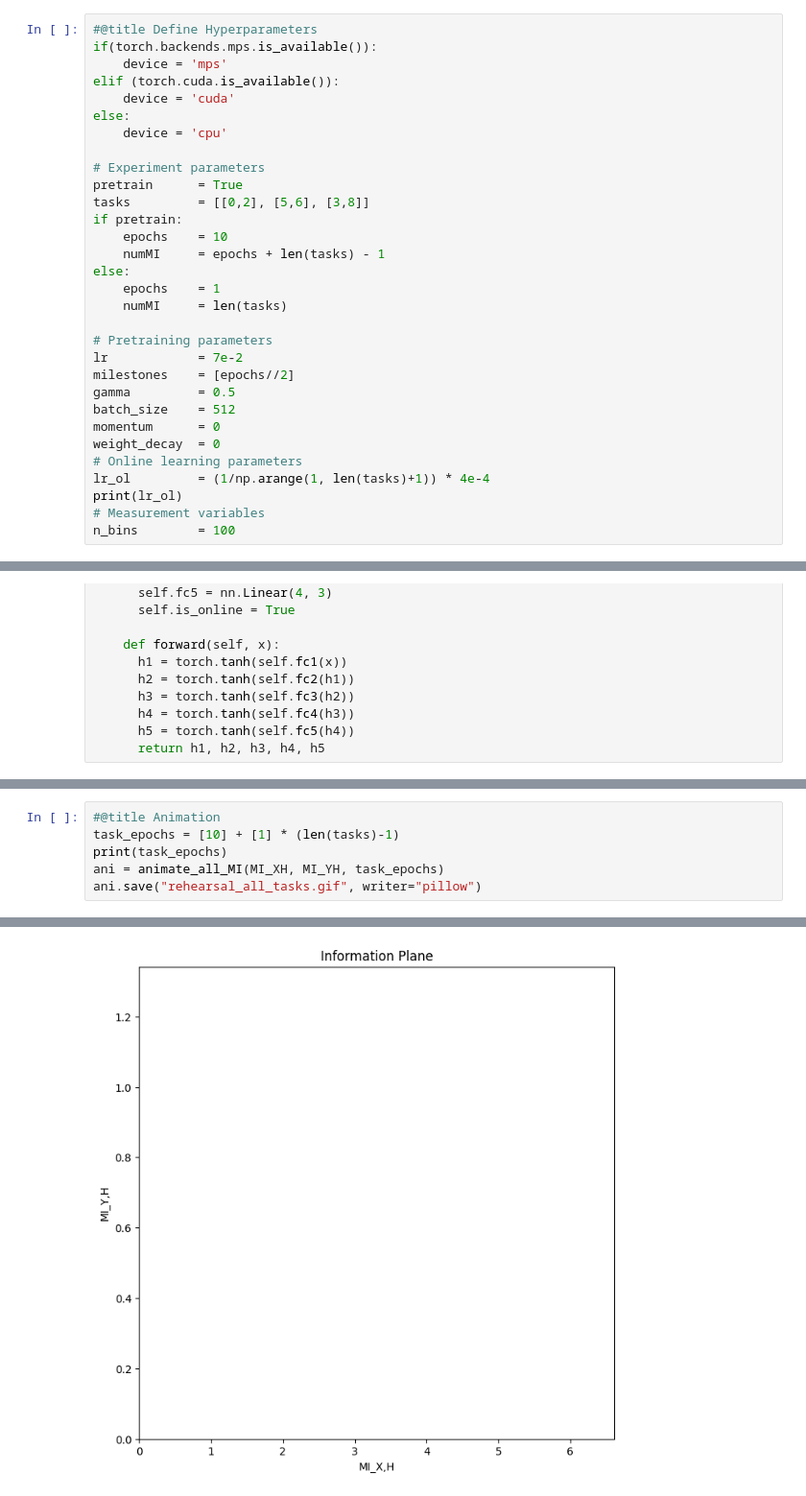
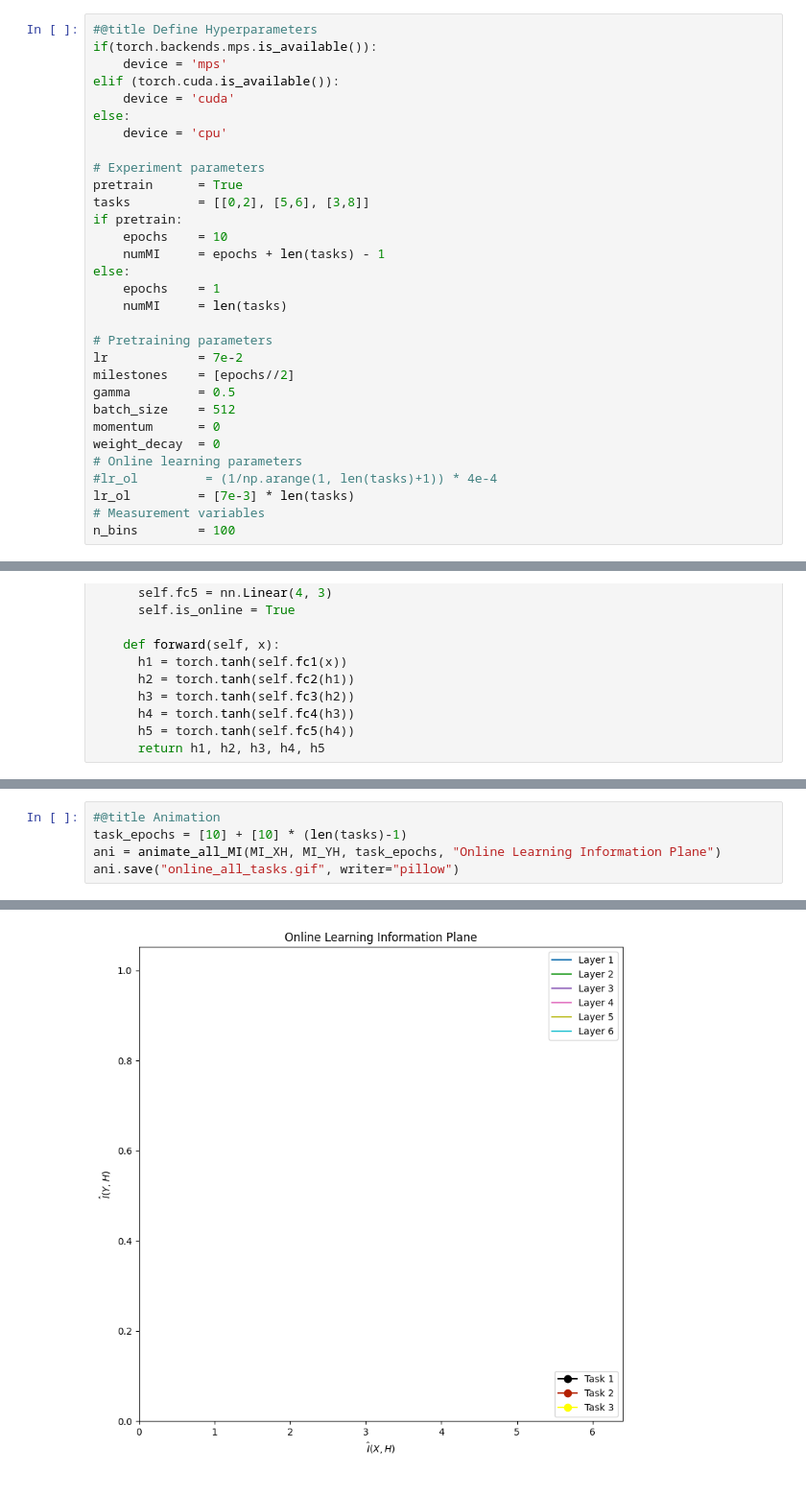
Before and after one commit to prasanthyss/MAT1510_Project-, a Jupyter notebook: online_continual_learning.ipynb, the cells around one changed output, grey strips where cells are left out. Shown at 96% size. Saved outputs shown, nothing was run; the diff lists cells and outputs as text.

Commit message:
Added MI computations within online learning steps

```diff
--- a/online_continual_learning.ipynb
+++ b/online_continual_learning.ipynb
@@ -47,7 +47,7 @@ batch_size    = 512
 momentum      = 0
 weight_decay  = 0
 # Online learning parameters
-lr_ol         = (1/np.arange(1, len(tasks)+1)) * 4e-4
-print(lr_ol)
+#lr_ol         = (1/np.arange(1, len(tasks)+1)) * 4e-4
+lr_ol         = [7e-3] * len(tasks)
 # Measurement variables
 n_bins        = 100
@@ -529,7 +509,6 @@ tensor([[6.1134, 5.6765, 5.0605, 2.8712, 1.4603, 0.8427],
 # %%
 #@title Animation
-task_epochs = [10] + [1] * (len(tasks)-1)
-print(task_epochs)
-ani = animate_all_MI(MI_XH, MI_YH, task_epochs)
-ani.save("rehearsal_all_tasks.gif", writer="pillow")
+task_epochs = [10] + [10] * (len(tasks)-1)
+ani = animate_all_MI(MI_XH, MI_YH, task_epochs, "Online Learning Information Plane")
+ani.save("online_all_tasks.gif", writer="pillow")
 # %% [output]
@@ -538 +516 @@ ani.save("rehearsal_all_tasks.gif", writer="pillow")
-[figure, old version]
+[figure, new version]
```
Also changed, not shown: parts of 10 cells of this notebook.
